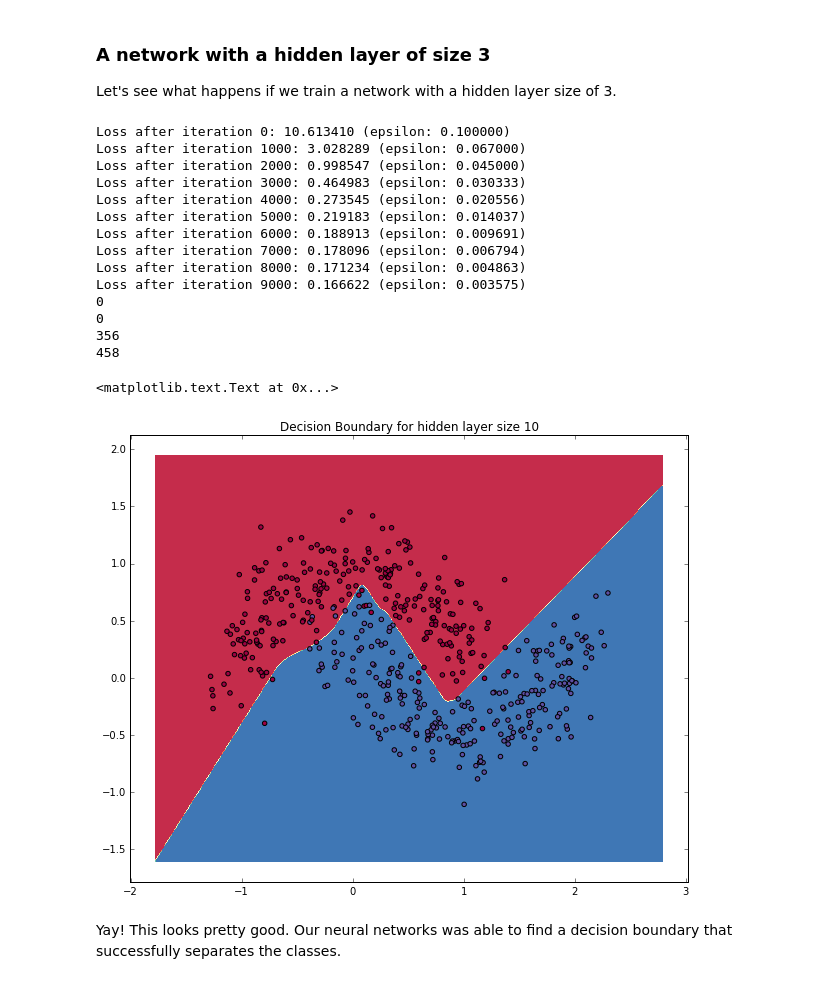
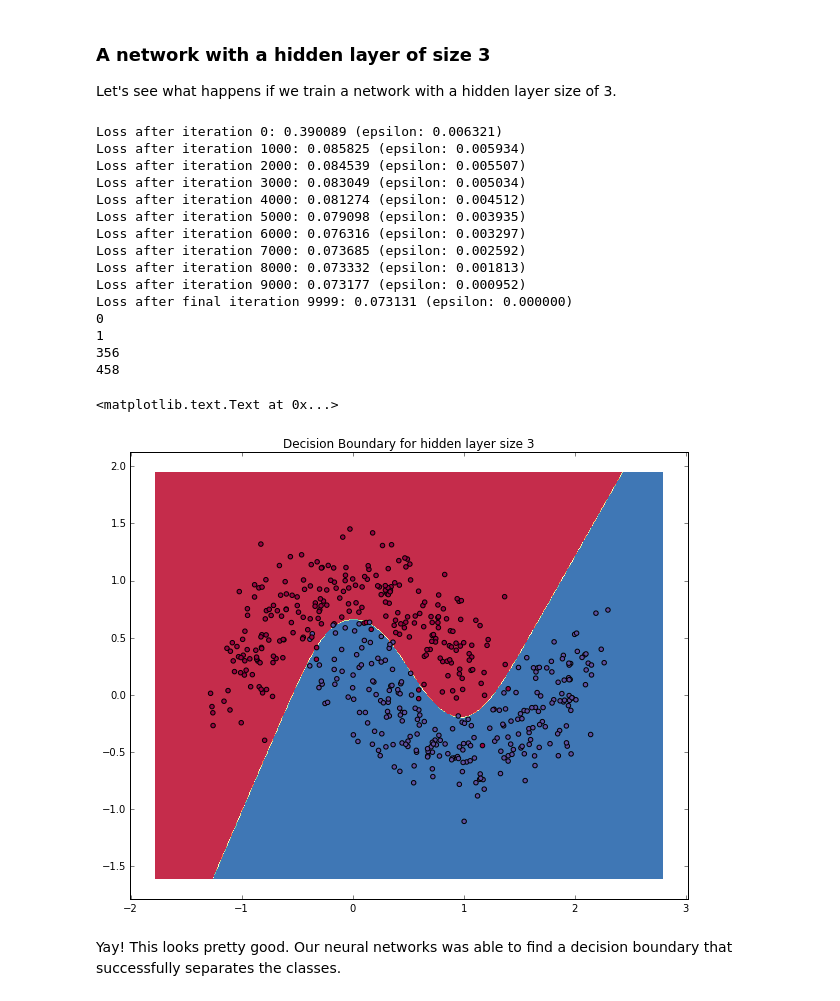
Before and after one commit to MattChubb/nn-from-scratch, a Jupyter notebook: nn-from-scratch.ipynb, the cells around one changed output. Saved outputs shown, nothing was run; the diff lists cells and outputs as text; code cells hidden in the pictures.

Commit message:
Add inverse exponential epsilon calculation

```diff
--- a/nn-from-scratch.ipynb
+++ b/nn-from-scratch.ipynb
@@ -172,7 +172,7 @@ nn_output_dim = 2 # output layer dimensionality
 # Gradient descent parameters (I picked these by hand)
 reg_lambda = 0.01 # regularization strength
 
-def calculate_epsilon(iteration, num_passes):
+def calculate_epsilon_exponential(iteration, num_passes):
     start = 0.1
     end = 0.001
 
@@ -180,6 +180,18 @@ def calculate_epsilon(iteration, num_passes):
 
     subtract_proportion = 1 - (1.0 / (1.5 ** exp))
     return start - ((start - end) * subtract_proportion)
+
+def calculate_epsilon_original(iteration, num_passes):
+    return 0.01
+
+def calculate_epsilon_inverse_exponential(iteration, num_passes):
+    start = 0.01
+    base = 1.0001
+
+    return start - (start * ((base ** iteration) / (base ** num_passes)))
+
+def calculate_epsilon(iteration, num_passes):
+    return calculate_epsilon_inverse_exponential(iteration, num_passes)
 
 def activation(dataset, input_layer, bias):
     z1 = dataset.dot(input_layer) + bias
@@ -268,6 +280,9 @@ def build_model(nn_hdim, num_passes=20000, print_loss=False):
         if print_loss and i % 1000 == 0:
             print("Loss after iteration %i: %f (epsilon: %f)" %(i, calculate_loss(model), epsilon))
 
+    if print_loss:
+        print("Loss after final iteration %i: %f (epsilon: %f)") %(i, calculate_loss(model), calculate_epsilon(num_passes, num_passes))
+
     return model
 # %% [markdown]
 ### A network with a hidden layer of size 3
@@ -275,29 +290,30 @@ def build_model(nn_hdim, num_passes=20000, print_loss=False):
 Let's see what happens if we train a network with a hidden layer size of 3.
 # %%
 # Build a model with a n-dimensional hidden layer
-layer_size = 10
+layer_size = 3
 model = build_model(layer_size, print_loss=True, num_passes=10000)
 
 # Plot the decision boundary
 plot_decision_boundary(lambda x: predict(model, x))
 plt.title("Decision Boundary for hidden layer size {}".format(str(layer_size)))
 # %% [output]
-Loss after iteration 0: 10.613410 (epsilon: 0.100000)
-Loss after iteration 1000: 3.028289 (epsilon: 0.067000)
-Loss after iteration 2000: 0.998547 (epsilon: 0.045000)
-Loss after iteration 3000: 0.464983 (epsilon: 0.030333)
-Loss after iteration 4000: 0.273545 (epsilon: 0.020556)
-Loss after iteration 5000: 0.219183 (epsilon: 0.014037)
-Loss after iteration 6000: 0.188913 (epsilon: 0.009691)
-Loss after iteration 7000: 0.178096 (epsilon: 0.006794)
-Loss after iteration 8000: 0.171234 (epsilon: 0.004863)
-Loss after iteration 9000: 0.166622 (epsilon: 0.003575)
+Loss after iteration 0: 0.390089 (epsilon: 0.006321)
+Loss after iteration 1000: 0.085825 (epsilon: 0.005934)
+Loss after iteration 2000: 0.084539 (epsilon: 0.005507)
+Loss after iteration 3000: 0.083049 (epsilon: 0.005034)
+Loss after iteration 4000: 0.081274 (epsilon: 0.004512)
+Loss after iteration 5000: 0.079098 (epsilon: 0.003935)
+Loss after iteration 6000: 0.076316 (epsilon: 0.003297)
+Loss after iteration 7000: 0.073685 (epsilon: 0.002592)
+Loss after iteration 8000: 0.073332 (epsilon: 0.001813)
+Loss after iteration 9000: 0.073177 (epsilon: 0.000952)
+Loss after final iteration 9999: 0.073131 (epsilon: 0.000000)
 0
-0
+1
 356
 458
 <matplotlib.text.Text at 0x...>
-[figure, old version]
+[figure, new version]
 # %% [markdown]
 Yay! This looks pretty good. Our neural networks was able to find a decision boundary that successfully separates the classes.
 # %% [markdown]
```
Also changed, not shown: parts of 1 cell of this notebook.
